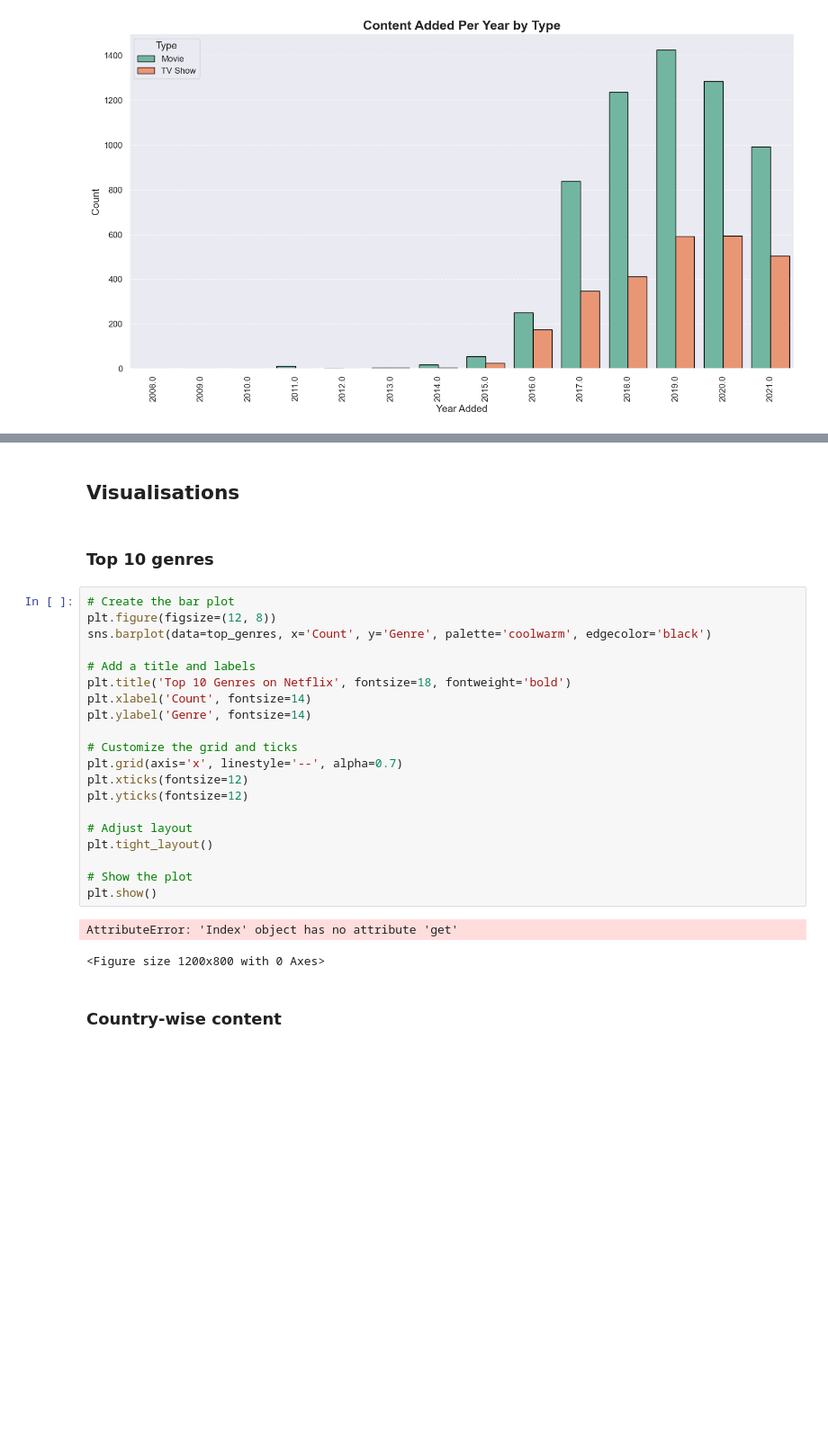
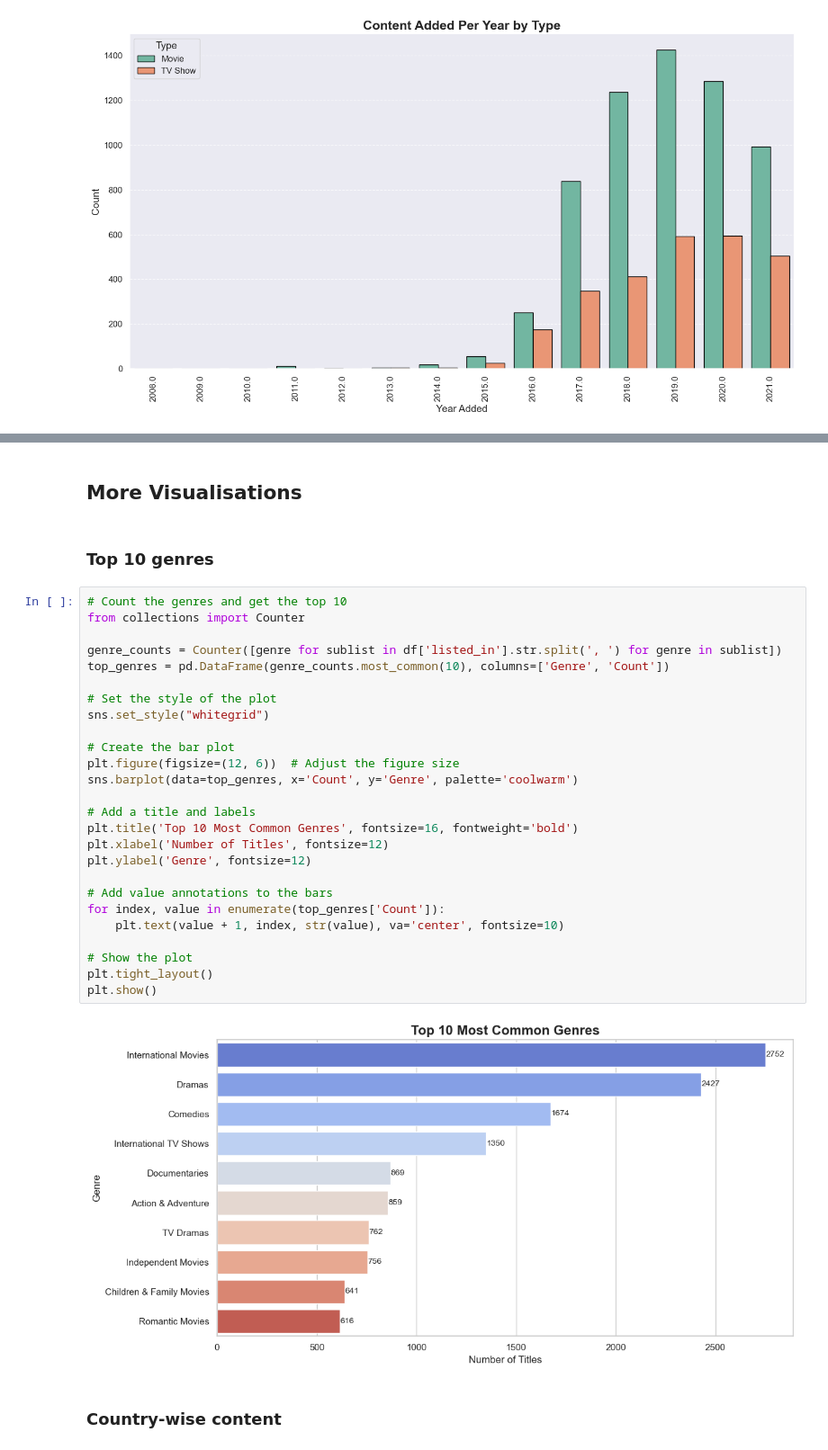
Before and after one commit to travisv12/Netflix-Data-Analysis, a Jupyter notebook: Project - Netflix Data Analysis.ipynb, the cells around one changed output, grey strips where cells are left out. Shown at 90% size. Cells and saved outputs as stored; diff of their text form; blank space fills up the shorter version.

```diff
--- a/Project - Netflix Data Analysis.ipynb
+++ b/Project - Netflix Data Analysis.ipynb
@@ -419,30 +475,35 @@ plt.tight_layout()
 # %% [markdown]
-## Visualisations
+## More Visualisations
 # %% [markdown]
 ### Top 10 genres
 # %%
+# Count the genres and get the top 10
+from collections import Counter
+
+genre_counts = Counter([genre for sublist in df['listed_in'].str.split(', ') for genre in sublist])
+top_genres = pd.DataFrame(genre_counts.most_common(10), columns=['Genre', 'Count'])
+
+# Set the style of the plot
+sns.set_style("whitegrid")
+
 # Create the bar plot
-plt.figure(figsize=(12, 8))
-sns.barplot(data=top_genres, x='Count', y='Genre', palette='coolwarm', edgecolor='black')
+plt.figure(figsize=(12, 6))  # Adjust the figure size
+sns.barplot(data=top_genres, x='Count', y='Genre', palette='coolwarm')
 
 # Add a title and labels
-plt.title('Top 10 Genres on Netflix', fontsize=18, fontweight='bold')
-plt.xlabel('Count', fontsize=14)
-plt.ylabel('Genre', fontsize=14)
+plt.title('Top 10 Most Common Genres', fontsize=16, fontweight='bold')
+plt.xlabel('Number of Titles', fontsize=12)
+plt.ylabel('Genre', fontsize=12)
 
-# Customize the grid and ticks
-plt.grid(axis='x', linestyle='--', alpha=0.7)
-plt.xticks(fontsize=12)
-plt.yticks(fontsize=12)
-
-# Adjust layout
-plt.tight_layout()
+# Add value annotations to the bars
+for index, value in enumerate(top_genres['Count']):
+    plt.text(value + 1, index, str(value), va='center', fontsize=10)
 
 # Show the plot
+plt.tight_layout()
 plt.show()
 # %% [output]
-AttributeError: 'Index' object has no attribute 'get'
-<Figure size 1200x800 with 0 Axes>
+[figure, added]
 # %% [markdown]
 ### Country-wise content
 # %%
```
Also changed, not shown: parts of 13 cells of this notebook.
